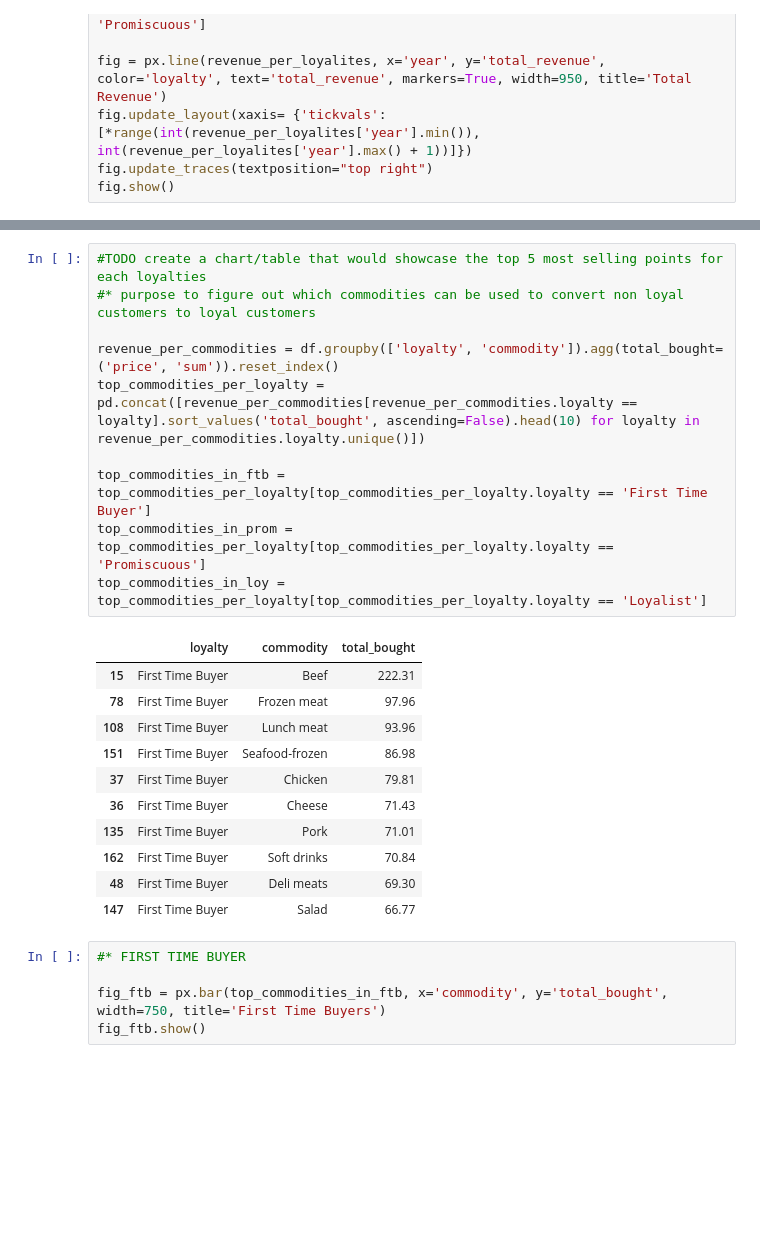
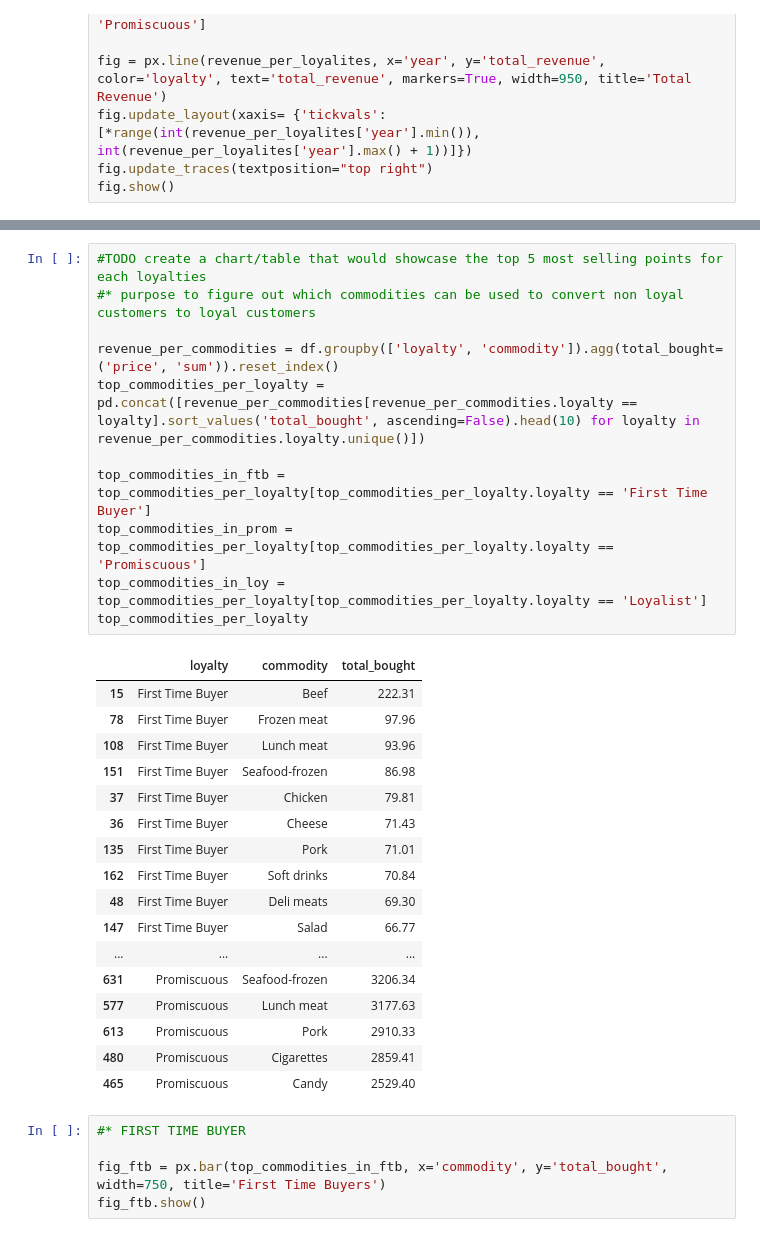
Before and after one commit to Jaxeetoo/rmit-finalsproject, a Jupyter notebook: findings.ipynb, the cells around one changed output, grey strips where cells are left out. Saved outputs shown, nothing was run; the diff lists cells and outputs as text; blank space fills up the shorter version.

```diff
--- a/findings.ipynb
+++ b/findings.ipynb
@@ -59,25 +69,32 @@ fig.show()
 # %%
 #TODO create a chart/table that would showcase the top 5 most selling points for each loyalties
 #* purpose to figure out which commodities can be used to convert non loyal customers to loyal customers
 
 revenue_per_commodities = df.groupby(['loyalty', 'commodity']).agg(total_bought=('price', 'sum')).reset_index()
 top_commodities_per_loyalty = pd.concat([revenue_per_commodities[revenue_per_commodities.loyalty == loyalty].sort_values('total_bought', ascending=False).head(10) for loyalty in revenue_per_commodities.loyalty.unique()])
 
 top_commodities_in_ftb = top_commodities_per_loyalty[top_commodities_per_loyalty.loyalty == 'First Time Buyer']
 top_commodities_in_prom = top_commodities_per_loyalty[top_commodities_per_loyalty.loyalty == 'Promiscuous']
 top_commodities_in_loy = top_commodities_per_loyalty[top_commodities_per_loyalty.loyalty == 'Loyalist']
+top_commodities_per_loyalty
 # %% [output]
 |  | loyalty | commodity | total_bought |
 | 15 | First Time Buyer | Beef | 222.31 |
 | 78 | First Time Buyer | Frozen meat | 97.96 |
 | 108 | First Time Buyer | Lunch meat | 93.96 |
 | 151 | First Time Buyer | Seafood-frozen | 86.98 |
 | 37 | First Time Buyer | Chicken | 79.81 |
 | 36 | First Time Buyer | Cheese | 71.43 |
 | 135 | First Time Buyer | Pork | 71.01 |
 | 162 | First Time Buyer | Soft drinks | 70.84 |
 | 48 | First Time Buyer | Deli meats | 69.30 |
 | 147 | First Time Buyer | Salad | 66.77 |
+| ... | ... | ... | ... |
+| 631 | Promiscuous | Seafood-frozen | 3206.34 |
+| 577 | Promiscuous | Lunch meat | 3177.63 |
+| 613 | Promiscuous | Pork | 2910.33 |
+| 480 | Promiscuous | Cigarettes | 2859.41 |
+| 465 | Promiscuous | Candy | 2529.40 |
 # %%
 #* FIRST TIME BUYER
 
```
Also changed, not shown: parts of 7 cells of this notebook, 6 other files.
